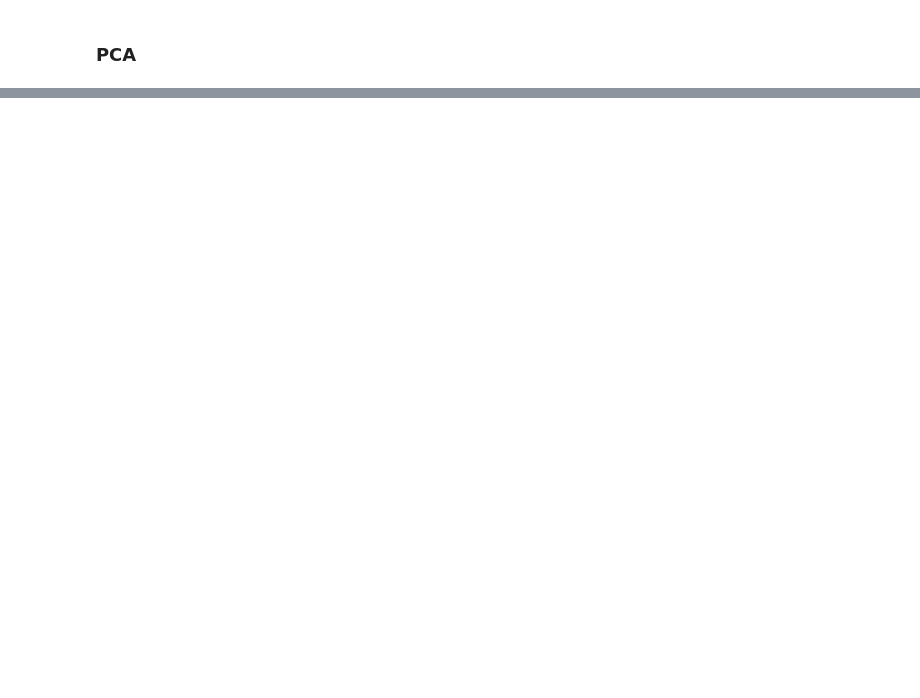
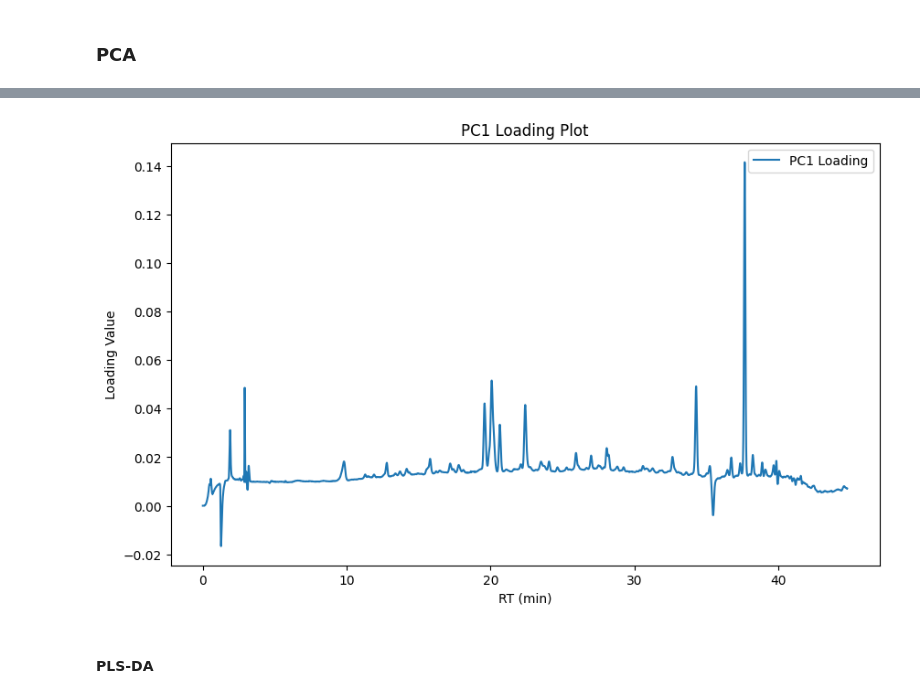
Before and after one commit to RicardoMBorges/HPLCdata_Shimadzu, a Jupyter notebook: Chromatograms_Shimadzu.ipynb, the cells around one changed output, grey strips where cells are left out. Drawn from its saved outputs; the diff is of its cells as text; code cells hidden in the pictures; blank space fills up the shorter version.

```diff
--- a/Chromatograms_Shimadzu.ipynb
+++ b/Chromatograms_Shimadzu.ipynb
@@ -162,0 +179,27 @@ plt.show()
+# %%
+# Loadings Plot
+
+# Access the loadings from the PCA object
+loadings = pca.components_
+
+# Plot the loadings for PC1
+plt.figure(figsize=(10, 6))
+plt.plot(combined_df2['RT(min)'], loadings[0], label='PC1 Loading')
+plt.xlabel('RT (min)')
+plt.ylabel('Loading Value')
+plt.title('PC1 Loading Plot')
+plt.legend()
+plt.show()
+
+# Plot the loadings for PC2
+#plt.figure(figsize=(10, 6))
+#plt.plot(combined_df2['RT(min)'], loadings[1], label='PC2 Loading')
+#plt.xlabel('RT (min)')
+#plt.ylabel('Loading Value')
+#plt.title('PC2 Loading Plot')
+#plt.legend()
+#plt.show()
+# %% [output]
+[figure, added]
+# %% [markdown]
+#### PLS-DA
```
Also changed, not shown: parts of 10 cells of this notebook, 1 other file.
